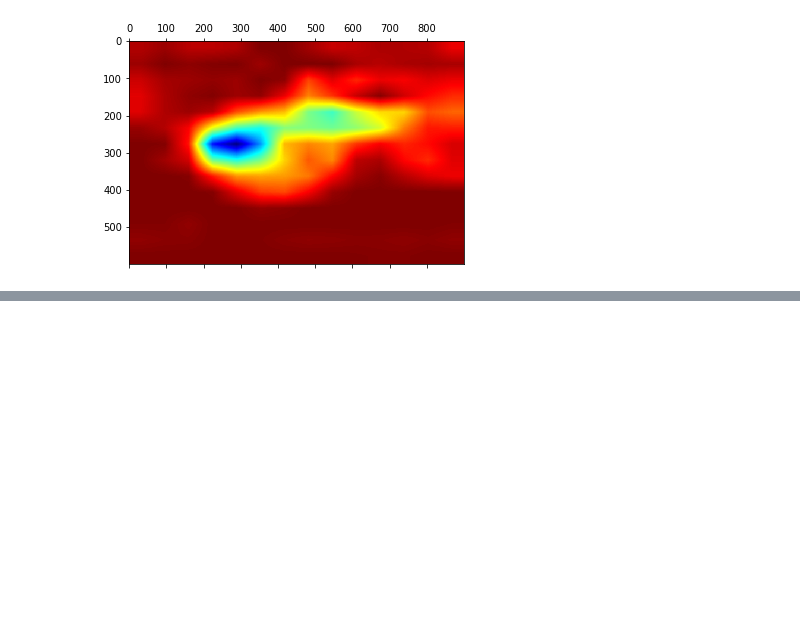
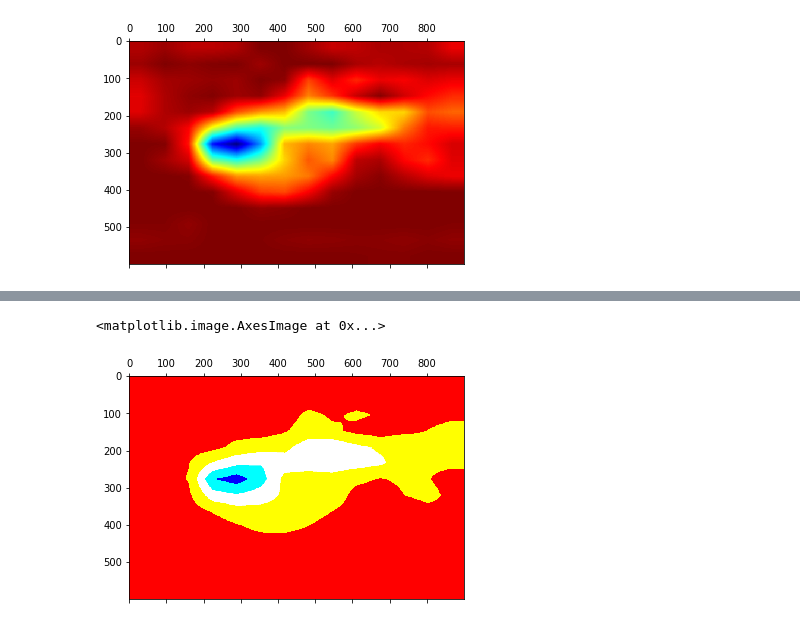
Before and after one commit to choi-aerim/Study_DL, a Jupyter notebook: 0203_소규모 이미지데이터셋을 활용한 실습 시각화.ipynb, the cells around one changed output, grey strips where cells are left out. Saved outputs shown, nothing was run; the diff lists cells and outputs as text; code cells hidden in the pictures; blank space fills up the shorter version.

```diff
--- a/0203_소규모 이미지데이터셋을 활용한 실습 시각화.ipynb
+++ b/0203_소규모 이미지데이터셋을 활용한 실습 시각화.ipynb
@@ -528,3 +523,6 @@ plt.matshow(heatmap)
 # %% [output]
 <matplotlib.image.AxesImage at 0x...>
 [figure]
+# %%
+plt.matshow(heatmap *0.4)
+# %% [output]
@@ -531,2 +530,4 @@ plt.matshow(heatmap)
+<matplotlib.image.AxesImage at 0x...>
+[figure, added]
 # %%
 # 히트맵 강도를 0.4로 해서 원본과 겹치기
```
Also changed, not shown: parts of 12 cells of this notebook.
